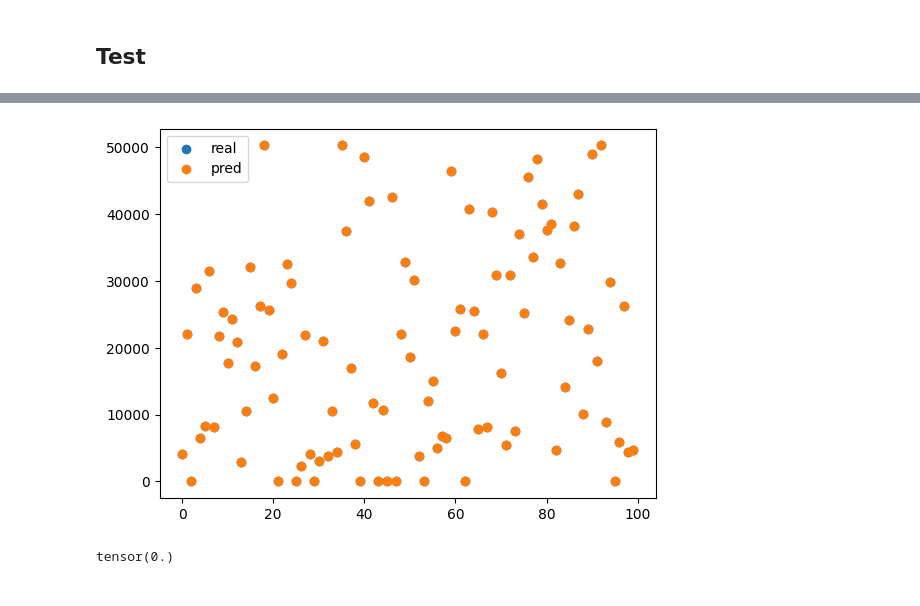
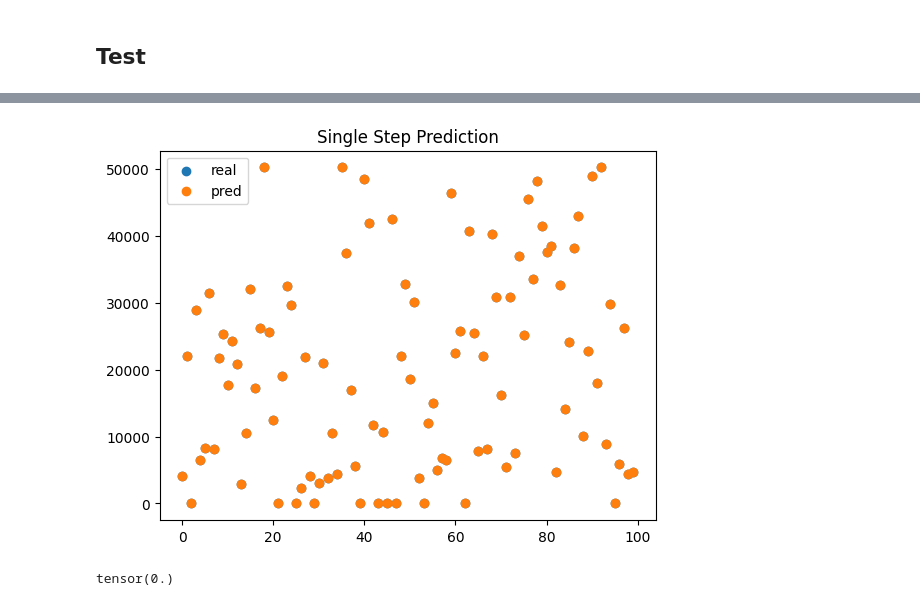
Before and after one commit to JoeyShapiro/GPT-Scratch-TimeSeries, a Jupyter notebook: gpt-timeseries.ipynb, the cells around one changed output, grey strips where cells are left out. Cells and saved outputs as stored; diff of their text form; code cells hidden in the pictures.

```diff
--- a/gpt-timeseries.ipynb
+++ b/gpt-timeseries.ipynb
@@ -599,34 +600,35 @@ min: 4183.0, max: 4183.0, mean: 4183.0, std: 0.0
 # %%
 # create scatter plot
 n = 100
 m = 1
 
 if n >= len(eval_dataset)-1:
     n = len(eval_dataset)-1
 
 # not sure how to line up the real and pred when using different size. so i will just change dataset size
 real = torch.zeros(n)
 pred = torch.zeros(n)
 
 pbar = tqdm(range(0, n, m), total=n)
 for i in pbar:
     output = model_for_trainer.generate(
         eval_dataset[i]['input_ids'][:block_size].unsqueeze(0),
         max_new_tokens=1,
     )
 
     for j in range(m): # -1
         real[i+j] = eval_dataset[i]['labels'][-1]
         pred[i+j] = output[j][-1].cpu() # have to do this to get the value
     pbar.update(m)
 
 # create scatter plot
 plt.scatter(range(n), real, label='real')
 plt.scatter(range(n), pred, label='pred')
+plt.title('Single Step Prediction')
 plt.legend()
 plt.show()
 # %% [output]
-[figure, old version]
+[figure, new version]
 # %%
 mse = torch.mean((real - pred) ** 2)
 print(mse)
```
Also changed, not shown: parts of 4 cells of this notebook.
